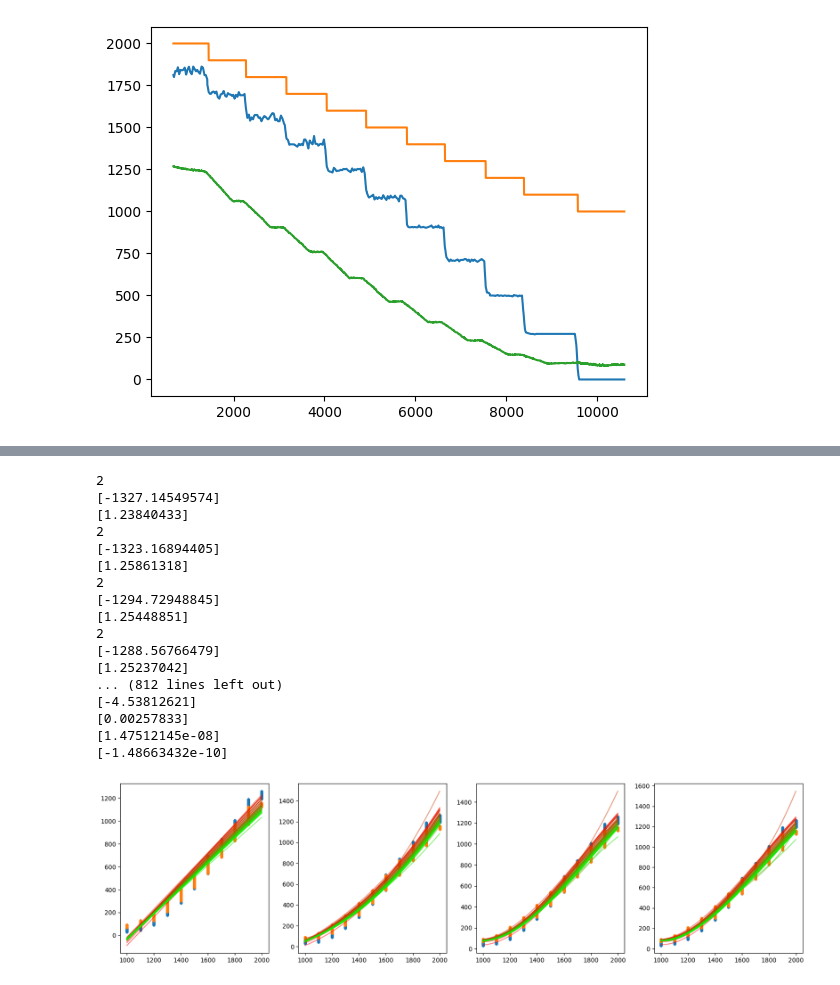
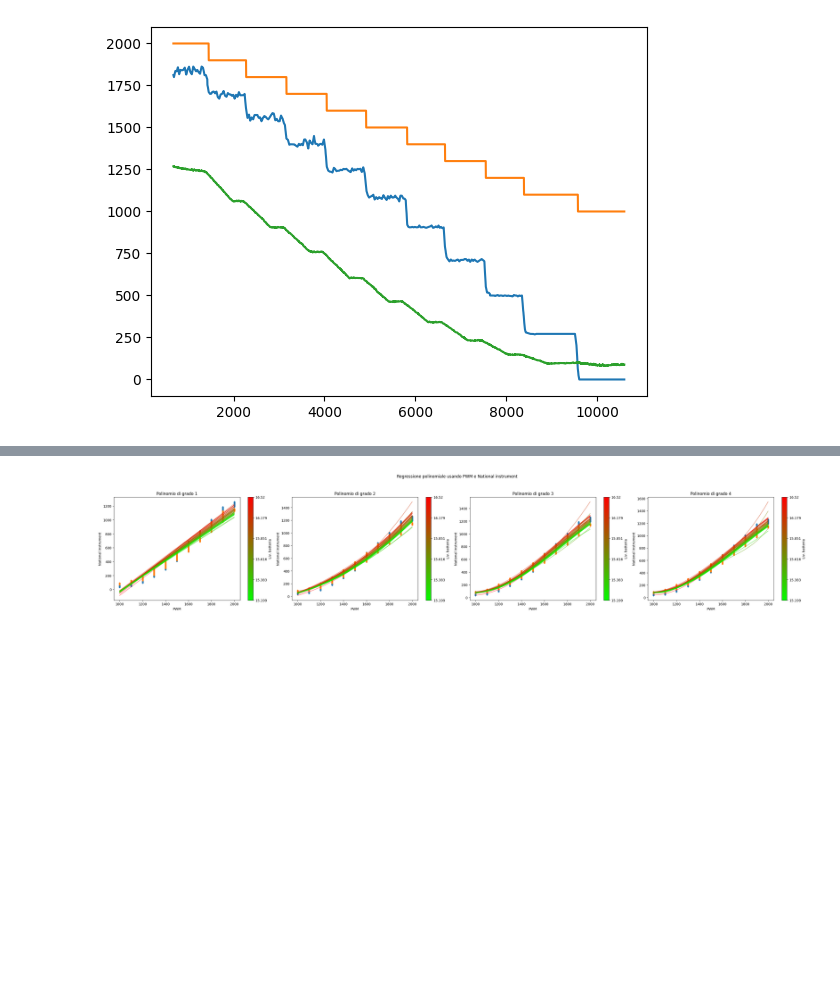
Before and after one commit to Simone-Scalella/Manutenzione_preventiva, a Jupyter notebook: analisi_full_dis_leo.ipynb, the cells around one changed output, grey strips where cells are left out. Drawn from its saved outputs; the diff is of its cells as text; code cells hidden in the pictures; blank space fills up the shorter version.

```diff
--- a/analisi_full_dis_leo.ipynb
+++ b/analisi_full_dis_leo.ipynb
@@ -300,16 +300,17 @@ fig.set_size_inches(h=5,w=20)
 min_rpm,max_rpm = 0,10000
 colors = makeColor((1,0,0),(0,1,0))
 linex = np.arange(min_rpm,max_rpm,1,dtype='longdouble')
-
+fig.suptitle('Regressione polinomiale usando RPM e National instrument')
 
 for grade_fit,grade in zip(fit_result,range(pol_maxGrade)):
         axs[grade].plot(all_data_grid[0].grid_points[0],all_data_grid[0].data_matrix[0],'.')
         axs[grade].plot(all_data_grid[len(all_data_grid)-1].grid_points[0],all_data_grid[len(all_data_grid)-1].data_matrix[0],'.')
+        axs[grade].set_xlabel('RPM')
+        axs[grade].set_ylabel('National instrument')
+        axs[grade].set_title('Polinomio di grado '+str(grade+1))
         for fit,index in zip(grade_fit,range(len(grade_fit))):
                 plotRes = np.array([0]*(max_rpm-min_rpm),dtype='longdouble')
-                print(len(fit))
                 for i in range(len(fit)):
-                        print(fit[i])
                         plotRes += np.multiply(fit[i],np.power(linex,i))
                 axs[grade].plot(linex, plotRes,'-',color=colors[index])
 # %% [output]
@@ -335,37 +318,29 @@ for grade_fit,grade in zip(fit_result,range(pol_maxGrade)):
 # %%
 fig, axs = plt.subplots(nrows = 1, ncols = pol_maxGrade)
-fig.set_size_inches(h=5,w=20)
+fig.set_size_inches(h=6,w=30)
 pwm_min,pwm_max = 1000,2000
 colors = makeColor((1,0,0),(0,1,0))
+inv_colors = makeColor((1,0,0),(0,1,0))
+inv_colors.reverse()
 linex = np.arange(pwm_min,pwm_max,1,dtype='longdouble')
-
+fig.suptitle('Regressione polinomiale usando PWM e National instrument')
+fig.tight_layout(pad=3)
 
 for grade_fit,grade in zip(fit_result_pwm,range(pol_maxGrade)):
         axs[grade].plot(all_data_grid_pwm[0].grid_points[0],all_data_grid_pwm[0].data_matrix[0],'.')
         axs[grade].plot(all_data_grid_pwm[len(all_data_grid_pwm)-1].grid_points[0],all_data_grid_pwm[len(all_data_grid_pwm)-1].data_matrix[0],'.')
+        axs[grade].set_xlabel('PWM')
+        axs[grade].set_ylabel('National instrument')
+        axs[grade].set_title('Polinomio di grado '+str(grade+1))
+        cmap = LinearSegmentedColormap.from_list('my_list', inv_colors)
+
+        cbar = fig.colorbar(cm.ScalarMappable(norm=None, cmap=cmap), ax=axs[grade])
+        cbar.set_label(label='Liv. batteria')
+        cbar.ax.set_yticklabels([all_Volts[45].iloc[-1]['volts'], all_Volts[36].iloc[-1]['volts'],all_Volts[27].iloc[-1]['volts'],all_Volts[18].iloc[-1]['volts'],all_Volts[9].iloc[-1]['volts'],all_Volts[0].iloc[-1]['volts']])  # horizontal colorbar
         for fit,index in zip(grade_fit,range(len(grade_fit))):
                 plotRes = np.array([0]*(pwm_max-pwm_min),dtype='longdouble')
-                print(len(fit))
                 for i in range(len(fit)):
-                        print(fit[i])
                         plotRes += np.multiply(fit[i],np.power(linex,i))
                 axs[grade].plot(linex, plotRes,'-',color=colors[index])
 # %% [output]
-2
-[-1327.14549574]
-[1.23840433]
-2
-[-1323.16894405]
-[1.25861318]
-2
-[-1294.72948845]
-[1.25448851]
-2
-[-1288.56766479]
-[1.25237042]
-... (812 lines left out)
-[-4.53812621]
-[0.00257833]
-[1.47512145e-08]
-[-1.48663432e-10]
-[figure, old version]
+[figure, new version]
```
Also changed, not shown: parts of 8 cells of this notebook.
